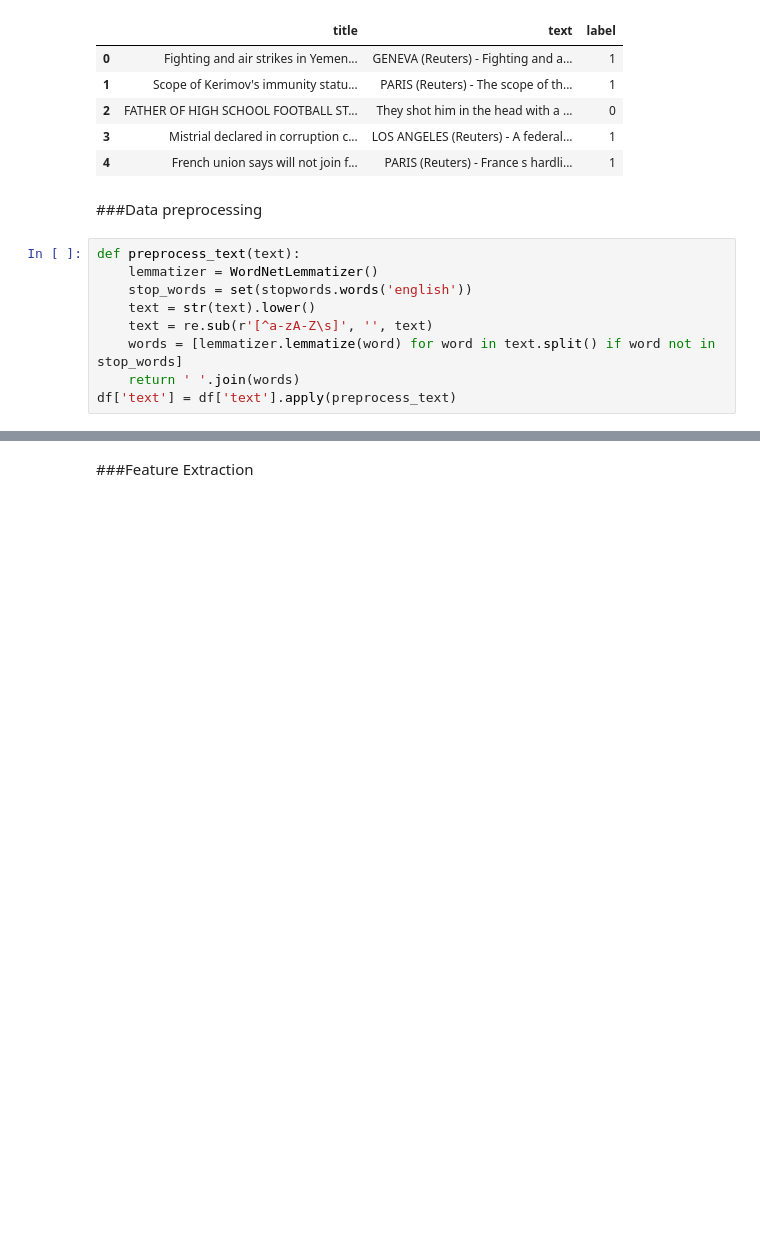
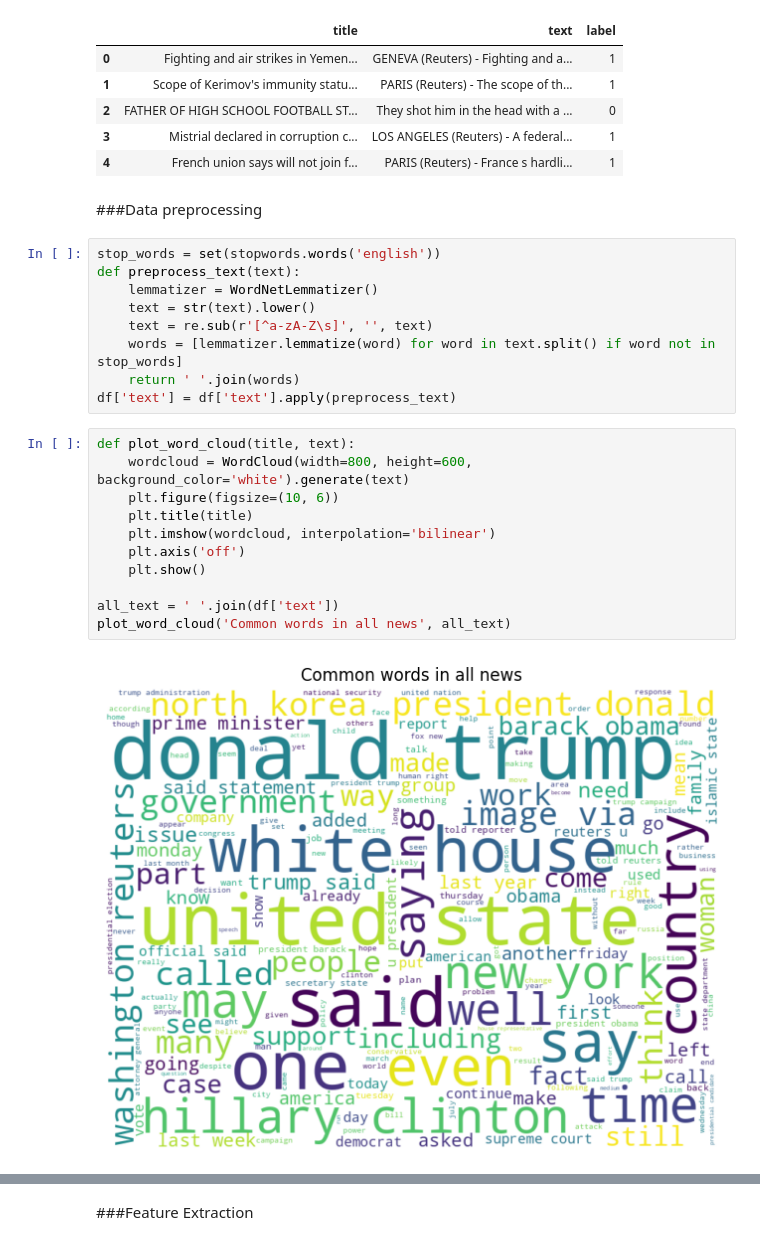
Before and after one commit to 257Group6/FakeNewsDetection, a Jupyter notebook: FakeNewsDetection.ipynb, the cells around one changed output, grey strips where cells are left out. Drawn from its saved outputs; the diff is of its cells as text; blank space fills up the shorter version.

Commit message:
Add word cloud visualizations

```diff
--- a/FakeNewsDetection.ipynb
+++ b/FakeNewsDetection.ipynb
@@ -81,11 +82,24 @@ df.head()
 # %% [markdown]
 ###Data preprocessing
 # %%
+stop_words = set(stopwords.words('english'))
 def preprocess_text(text):
     lemmatizer = WordNetLemmatizer()
-    stop_words = set(stopwords.words('english'))
     text = str(text).lower()
     text = re.sub(r'[^a-zA-Z\s]', '', text)
     words = [lemmatizer.lemmatize(word) for word in text.split() if word not in stop_words]
     return ' '.join(words)
 df['text'] = df['text'].apply(preprocess_text)
+# %%
+def plot_word_cloud(title, text):
+    wordcloud = WordCloud(width=800, height=600, background_color='white').generate(text)
+    plt.figure(figsize=(10, 6))
+    plt.title(title)
+    plt.imshow(wordcloud, interpolation='bilinear')
+    plt.axis('off')
+    plt.show()
+
+all_text = ' '.join(df['text'])
+plot_word_cloud('Common words in all news', all_text)
+# %% [output]
+[figure, added]
```
Also changed, not shown: parts of 3 cells of this notebook.
